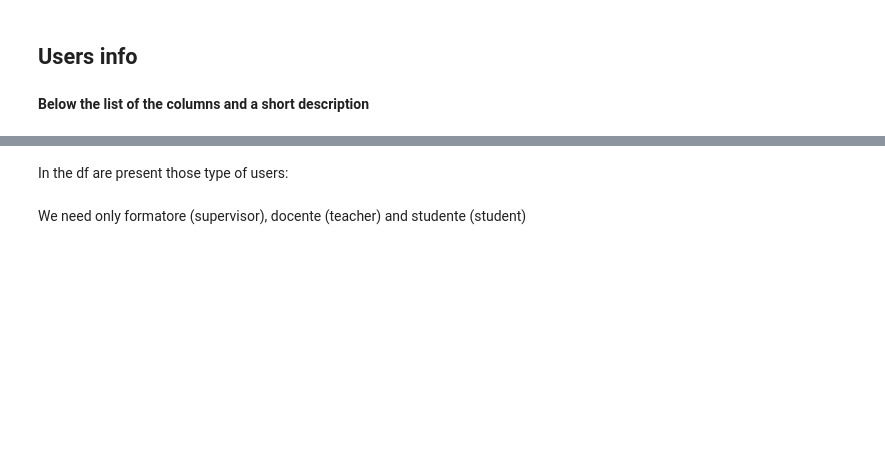
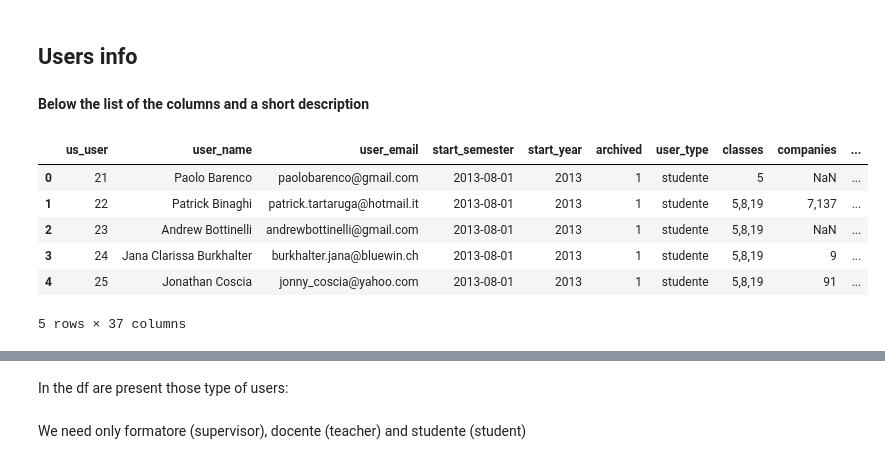
Before and after one commit to pietroairaghi/dualt_analysis, a Jupyter notebook: notebooks/preprocess_pipeline.ipynb, the cells around one changed output, grey strips where cells are left out. Cells and saved outputs as stored; diff of their text form; code cells hidden in the pictures; blank space fills up the shorter version.

```diff
--- a/notebooks/preprocess_pipeline.ipynb
+++ b/notebooks/preprocess_pipeline.ipynb
@@ -28,10 +28,20 @@ data_folder = "../data/"
 # %% [markdown]
 ## Users info
 # %%
-users      = pd.read_csv(f"{data_folder}users.csv")
+users      = pd.read_csv(f"{data_folder}mysql_extractions/users.csv")
 users_info = pd.read_csv(f"{data_folder}users_info.csv",sep=";").set_index('attribute')
 # %% [markdown]
 **Below the list of the columns and a short description**
+# %%
+users.head()
+# %% [output]
+|  | us_user | user_name | user_email | start_semester | start_year | archived | user_type | classes | companies | ... |
+| 0 | 21 | Paolo Barenco | paolobarenco@gmail.com | 2013-08-01 | 2013 | 1 | studente | 5 | NaN | ... |
+| 1 | 22 | Patrick Binaghi | patrick.tartaruga@hotmail.it | 2013-08-01 | 2013 | 1 | studente | 5,8,19 | 7,137 | ... |
+| 2 | 23 | Andrew Bottinelli | andrewbottinelli@gmail.com | 2013-08-01 | 2013 | 1 | studente | 5,8,19 | NaN | ... |
+| 3 | 24 | Jana Clarissa Burkhalter | burkhalter.jana@bluewin.ch | 2013-08-01 | 2013 | 1 | studente | 5,8,19 | 9 | ... |
+| 4 | 25 | Jonathan Coscia | jonny_coscia@yahoo.com | 2013-08-01 | 2013 | 1 | studente | 5,8,19 | 91 | ... |
+5 rows × 37 columns
 # %%
 users_info
 # %% [output]
```
Also changed, not shown: parts of 11 cells of this notebook, 31 other files.
